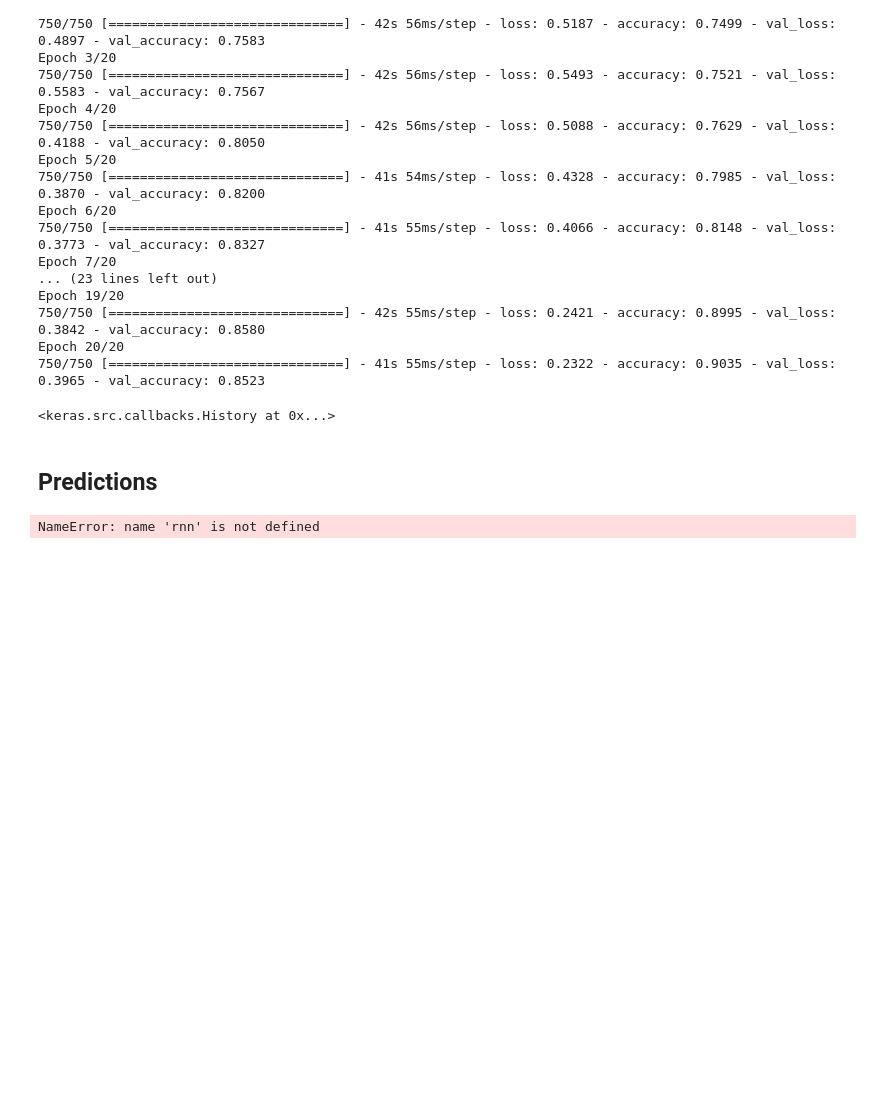
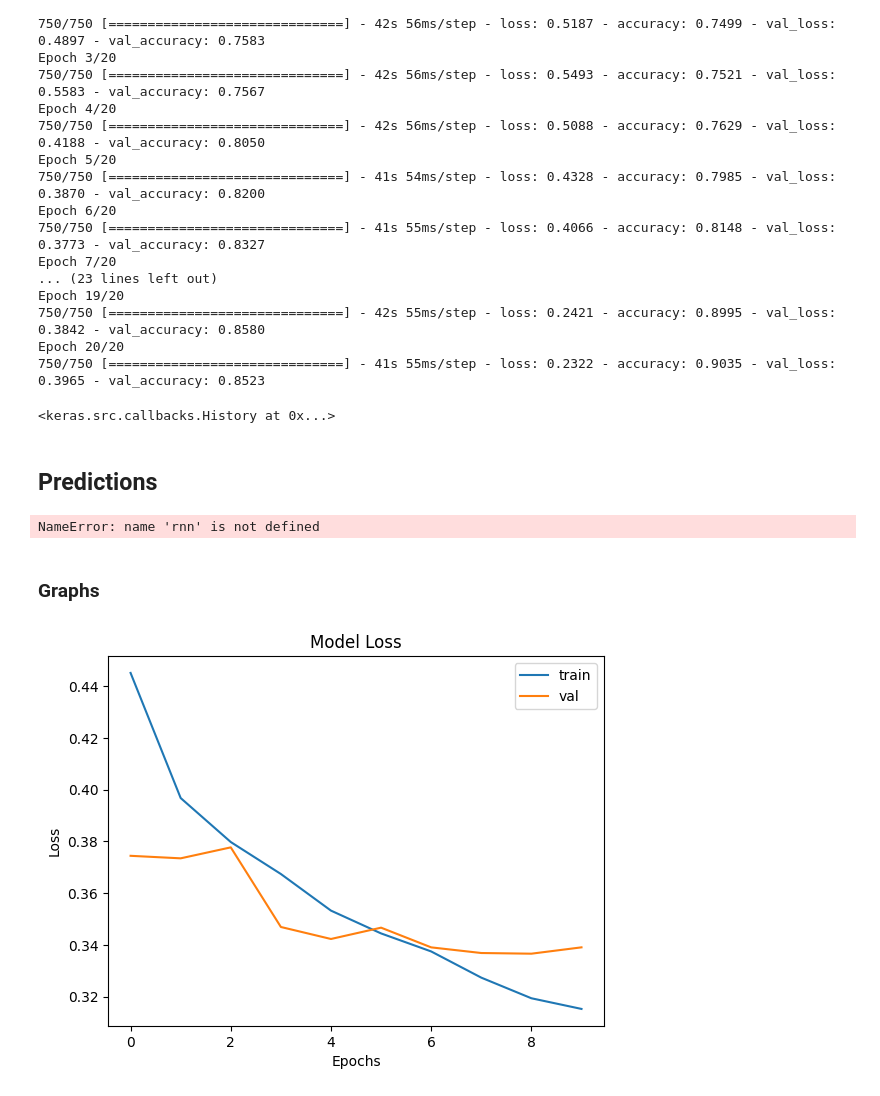
Before and after one commit to pedrofuentes79/RNNs, a Jupyter notebook: Sentiment-Analysis/sentAnalysis.ipynb, the cells around one changed output. Drawn from its saved outputs; the diff is of its cells as text; code cells hidden in the pictures; blank space fills up the shorter version.

Commit message:
Added graphs to the predictions

```diff
--- a/Sentiment-Analysis/sentAnalysis.ipynb
+++ b/Sentiment-Analysis/sentAnalysis.ipynb
@@ -291,7 +291,11 @@ rnn.compile(loss='binary_crossentropy',
             optimizer=Adam(learning_rate=0.0005),
             metrics=['Precision', 'Recall', 'accuracy'])
 # %%
-rnn.fit(X_train, y_train, epochs=20, validation_data=(X_val, y_val))
+H = rnn.fit(X_train, y_train,
+        epochs=10,
+        validation_data=(X_val, y_val),
+        #callbacks=[EarlyStopping(monitor='val_loss', patience=10, restore_best_weights=True)],
+        class_weight=no_weights)
 # %% [output]
 Epoch 1/20
 2023-07-30 19:28:10.122473: W tensorflow/tsl/framework/cpu_allocator_impl.cc:83] Allocation of 983040000 exceeds 10% of free system memory.
@@ -337,2 +335,15 @@ print("Accuracy: ", accuracy_score(y_test, y_pred))
 # %% [output]
 NameError: name 'rnn' is not defined
+# %% [markdown]
+### Graphs
+# %%
+# plot the loss
+plt.plot(H.history['loss'], label='train')
+plt.plot(H.history['val_loss'], label='val')
+plt.title('Model Loss')
+plt.xlabel('Epochs')
+plt.ylabel('Loss')
+plt.legend()
+plt.show()
+# %% [output]
+[figure, added]
```
Also changed, not shown: parts of 3 cells of this notebook.
